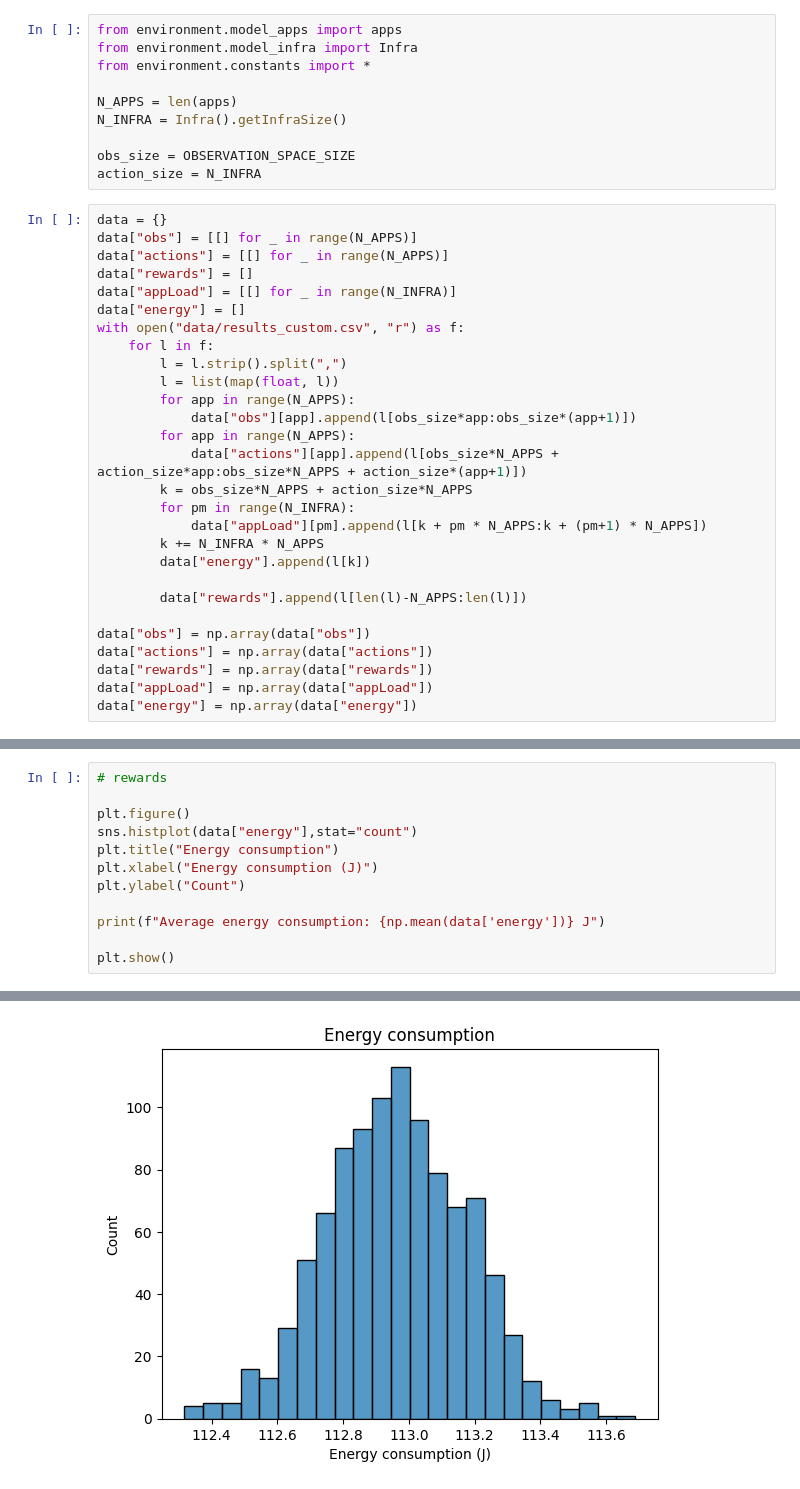
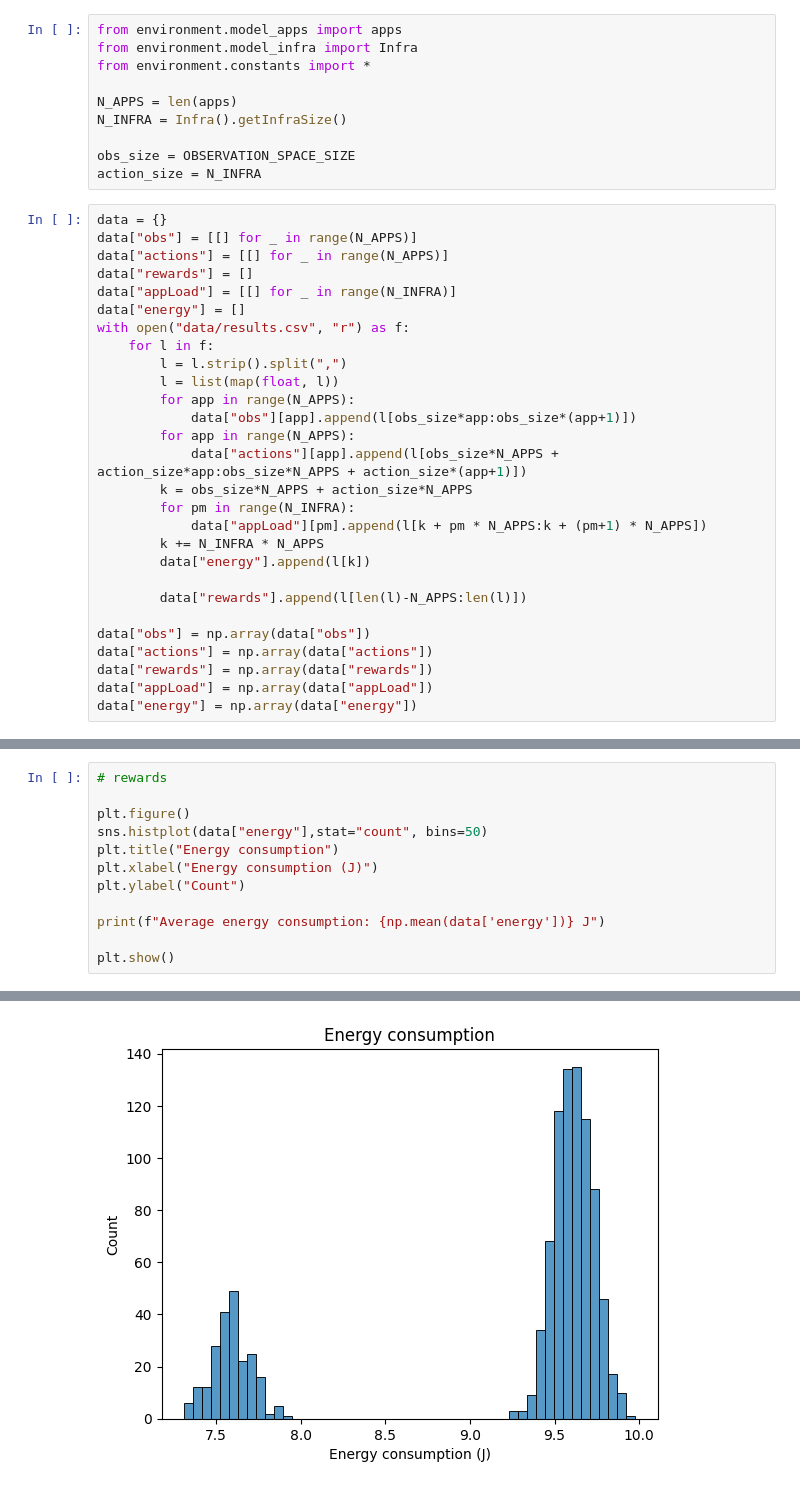
Before and after one commit to Etyl/MAPPO-scheduling, a Jupyter notebook: simulation_traces/results_vis.ipynb, the cells around one changed output, grey strips where cells are left out. Drawn from its saved outputs; the diff is of its cells as text.

```diff
--- a/simulation_traces/results_vis.ipynb
+++ b/simulation_traces/results_vis.ipynb
@@ -19,7 +19,7 @@ data["actions"] = [[] for _ in range(N_APPS)]
 data["rewards"] = []
 data["appLoad"] = [[] for _ in range(N_INFRA)]
 data["energy"] = []
-with open("data/results_custom.csv", "r") as f:
+with open("data/results.csv", "r") as f:
     for l in f:
         l = l.strip().split(",")
         l = list(map(float, l))
@@ -58,7 +58,7 @@ for app in range(N_APPS):
 # rewards
 
 plt.figure()
-sns.histplot(data["energy"],stat="count")
+sns.histplot(data["energy"],stat="count", bins=50)
 plt.title("Energy consumption")
 plt.xlabel("Energy consumption (J)")
 plt.ylabel("Count")
@@ -71,4 +71,4 @@ Average energy consumption: 112.9609744 J
-[figure, old version]
+[figure, new version]
 # %%
 
 
```
Also changed, not shown: parts of 6 cells of this notebook, 17 other files.
